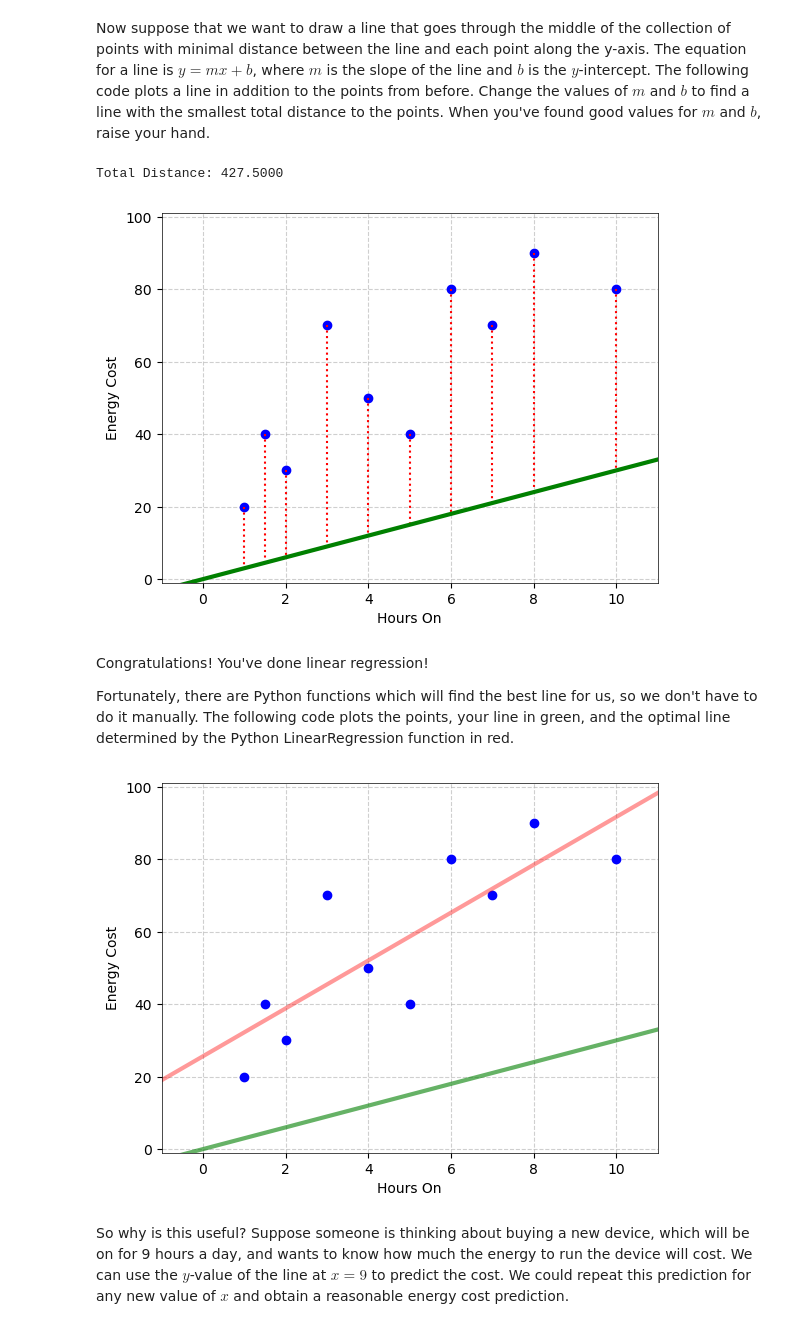
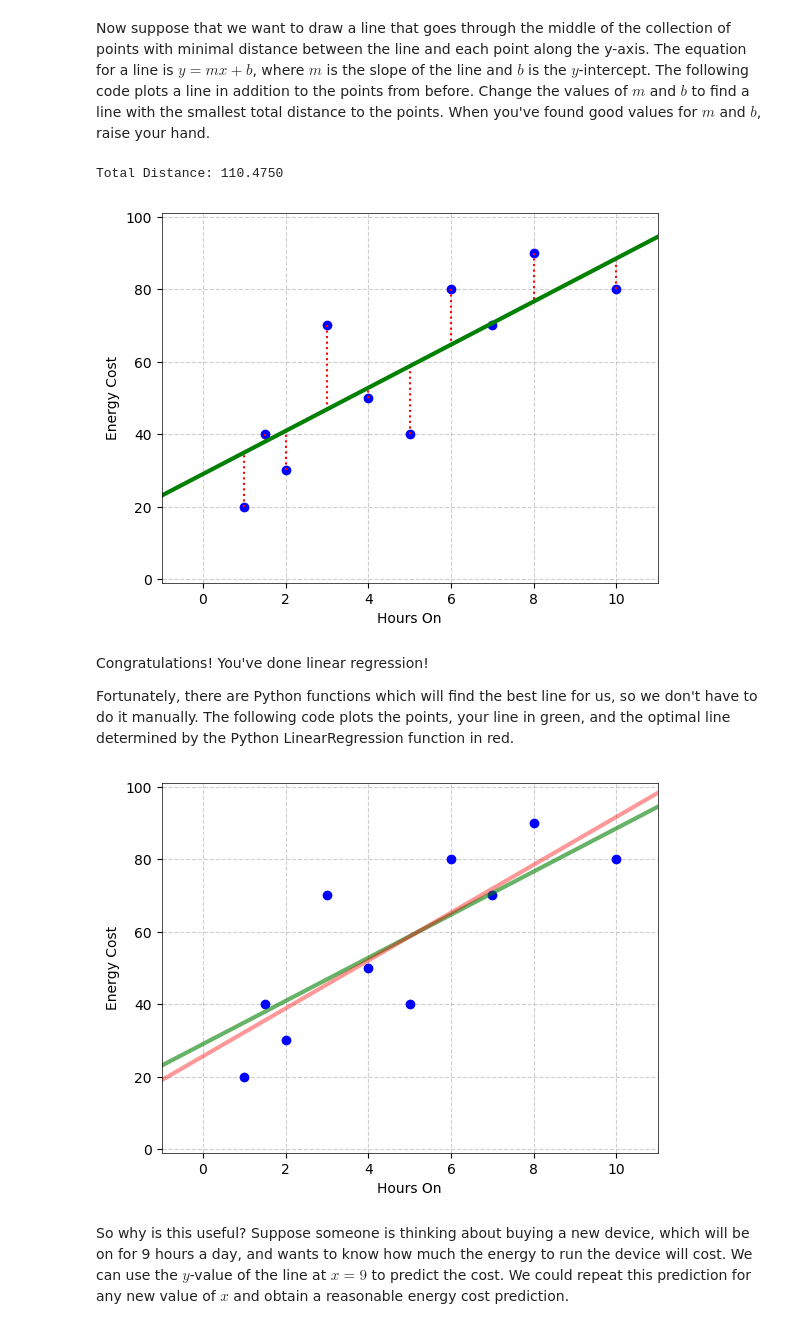
Before and after one commit to noise-lab/ml-networking, a Jupyter notebook: 1_Regression.ipynb, the cells around one changed output. Drawn from its saved outputs; the diff is of its cells as text; code cells hidden in the pictures.

```diff
--- a/L1-Regression.ipynb
+++ b/1_Regression.ipynb
@@ -34,30 +34,30 @@ plt.show()
 # %% [markdown]
 Now suppose that we want to draw a line that goes through the middle of the collection of points with minimal distance between the line and each point along the y-axis. The equation for a line is $y=mx+b$, where $m$ is the slope of the line and $b$ is the $y$-intercept. The following code plots a line in addition to the points from before. Change the values of $m$ and $b$ to find a line with the smallest total distance to the points. When you've found good values for $m$ and $b$, raise your hand.
 # %%
-m = 3 # change
-b = 0 # change
+m = 5.95 # change
+b = 29 # change
 
 # Calculate the distances from the line to the points
 points_x, points_y = points[:,0], points[:,1] # x and y values of the points
 line_y = m * points_x + b                     # y values of the line at the x values of the points
 distances = np.sqrt((points_y - line_y)**2)   # distances from y values of the points to y values of the line
 total_distance = np.sum(distances)            # sum of the distances
 print("Total Distance: {:.4f}".format(total_distance))
 
 # Plot the line and points
 plt.plot(points_x, points_y, '.', color='blue', markersize=12)
 for px, py, ly in zip(points_x, points_y, line_y):
     plt.plot([px, px], [py, ly], ':', color='red', linewidth=1.5)
 plt.plot([-2, 12], np.array([-2,12])*m + b, '-', color='green', linewidth=3)
 plt.grid(linestyle='--', alpha=0.6)
 plt.xlim((-1, 11))
 plt.ylim((-1, 101))
 plt.xlabel('Hours On')
 plt.ylabel('Energy Cost')
 plt.show()
 # %% [output]
-Total Distance: 427.5000
+Total Distance: 110.4750
-[figure, old version]
+[figure, new version]
 # %% [markdown]
 Congratulations! You've done linear regression!
 
@@ -80,7 +80,7 @@ plt.xlabel('Hours On')
 plt.ylabel('Energy Cost')
 plt.show()
 # %% [output]
-[figure, old version]
+[figure, new version]
 # %% [markdown]
 So why is this useful? Suppose someone is thinking about buying a new device, which will be on for 9 hours a day, and wants to know how much the energy to run the device will cost. We can use the $y$-value of the line at $x = 9$ to predict the cost. We could repeat this prediction for any new value of $x$ and obtain a reasonable energy cost prediction.
 # %%
```
Also changed, not shown: parts of 1 cell of this notebook, 7 other files.
